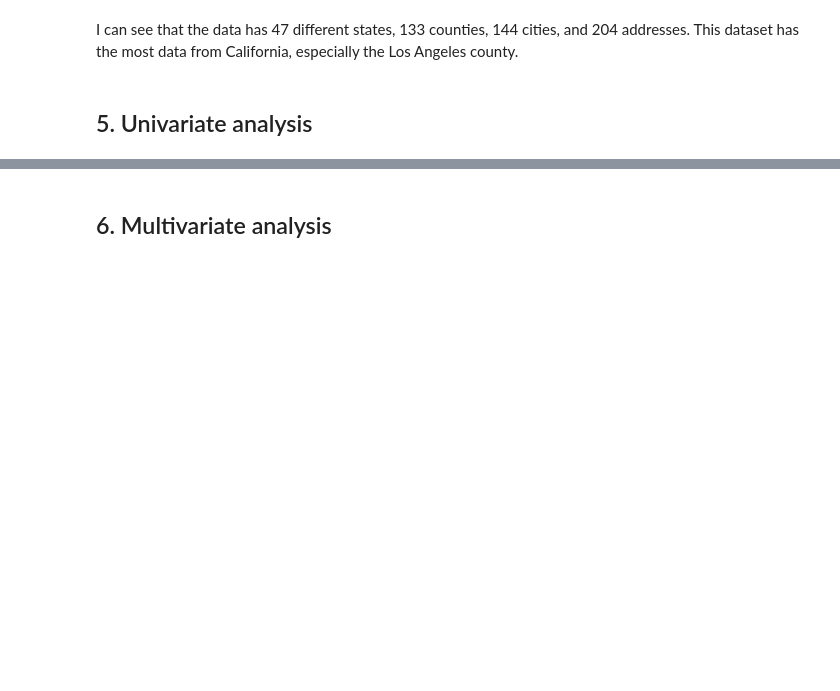
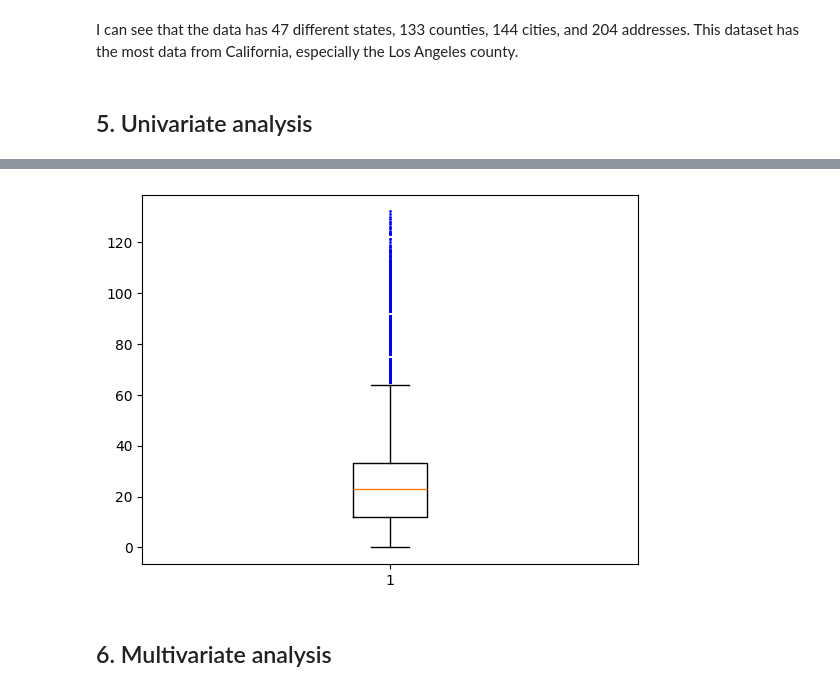
Before and after one commit to aidaduong/US-Air-Pollution-EDA-Kaggle, a Jupyter notebook: air_pollution_EDA.ipynb, the cells around one changed output, grey strips where cells are left out. Saved outputs shown, nothing was run; the diff lists cells and outputs as text; code cells hidden in the pictures; blank space fills up the shorter version.

```diff
--- a/air_pollution_EDA.ipynb
+++ b/air_pollution_EDA.ipynb
@@ -244,2 +272,8 @@ I can see that the data has 47 different states, 133 counties, 144 cities, and 2
+# %%
+plt.style.use('default')
+plt.boxplot(df['NO2 AQI'], flierprops={'markeredgecolor':'blue', 'markersize':1})
+plt.show()
+# %% [output]
+[figure, added]
 # %% [markdown]
 ## 6. Multivariate analysis
```
Also changed, not shown: parts of 2 cells of this notebook.
